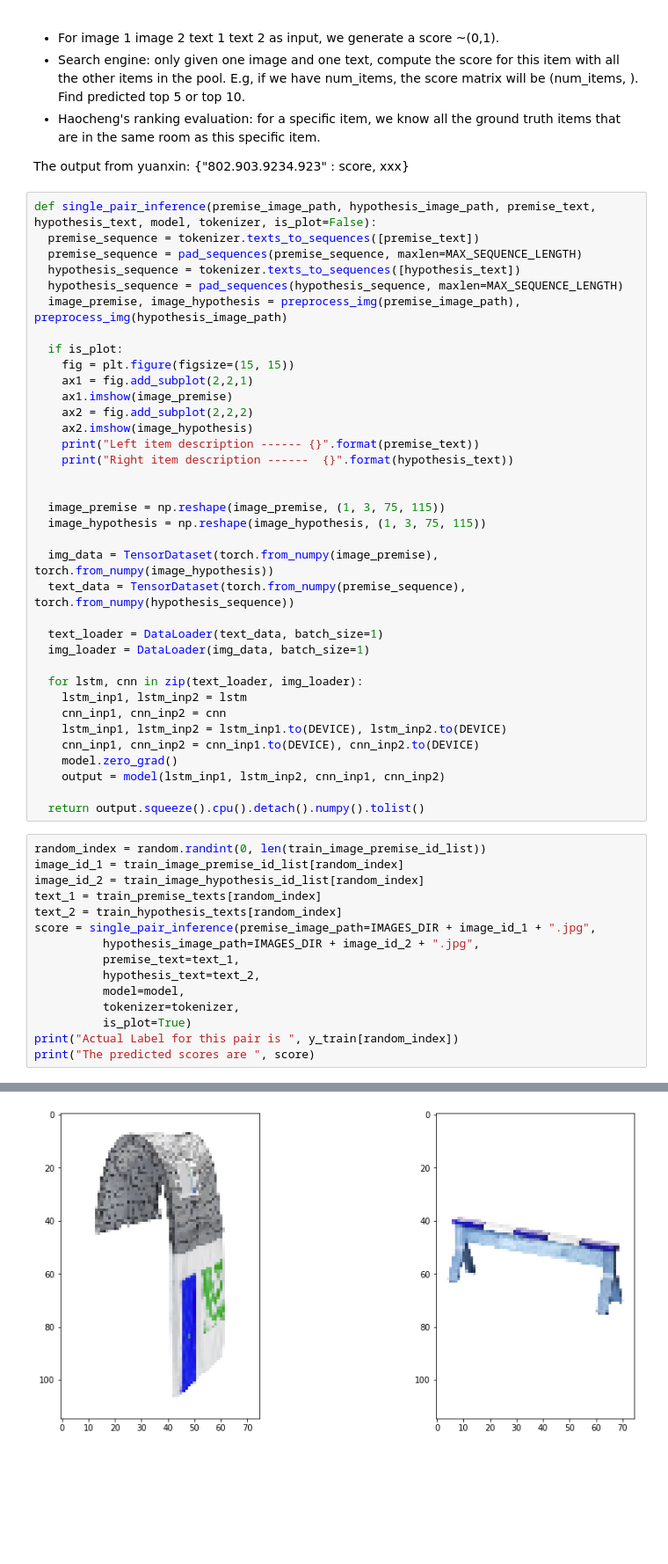
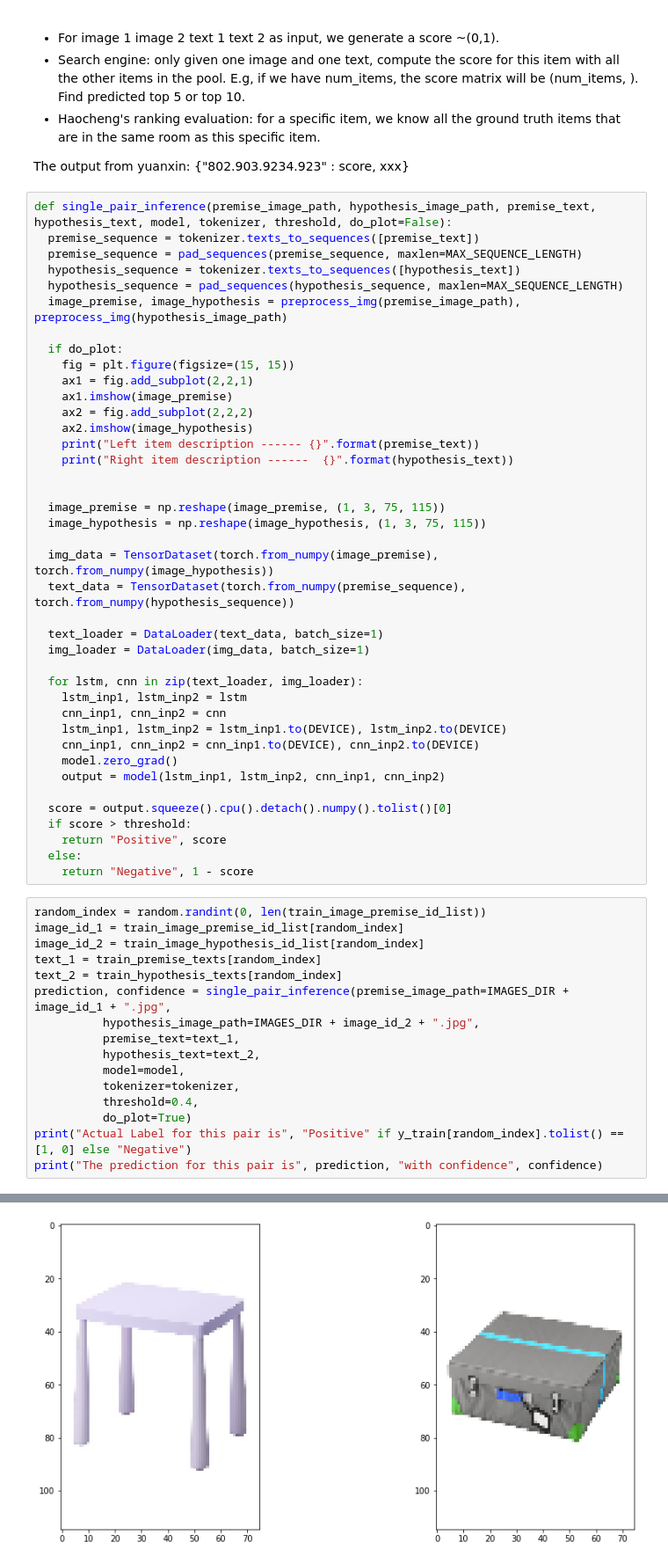
Before and after one commit to MichaelYxWang/DecorAssistant, a Jupyter notebook: baselines/cnn_lstm_baseline.ipynb, the cells around one changed output, grey strips where cells are left out. Shown: that part at 88% size. Drawn from its saved outputs; the diff is of its cells as text; blank space fills up the shorter version.

```diff
--- a/baselines/cnn_lstm_baseline.ipynb
+++ b/baselines/cnn_lstm_baseline.ipynb
@@ -379,14 +379,14 @@ Epoch 10: train_loss: 0.5928 train_acc: 0.5869 | val_loss: 0.6933 val_acc: 0.554
 
 The output from yuanxin: {"802.903.9234.923" : score, xxx}
 # %%
-def single_pair_inference(premise_image_path, hypothesis_image_path, premise_text, hypothesis_text, model, tokenizer, is_plot=False):
+def single_pair_inference(premise_image_path, hypothesis_image_path, premise_text, hypothesis_text, model, tokenizer, threshold, do_plot=False):
   premise_sequence = tokenizer.texts_to_sequences([premise_text])
   premise_sequence = pad_sequences(premise_sequence, maxlen=MAX_SEQUENCE_LENGTH)
   hypothesis_sequence = tokenizer.texts_to_sequences([hypothesis_text])
   hypothesis_sequence = pad_sequences(hypothesis_sequence, maxlen=MAX_SEQUENCE_LENGTH)
   image_premise, image_hypothesis = preprocess_img(premise_image_path), preprocess_img(hypothesis_image_path)
 
-  if is_plot:
+  if do_plot:
     fig = plt.figure(figsize=(15, 15))
     ax1 = fig.add_subplot(2,2,1)
     ax1.imshow(image_premise)
@@ -413,20 +413,25 @@ def single_pair_inference(premise_image_path, hypothesis_image_path, premise_tex
     model.zero_grad()
     output = model(lstm_inp1, lstm_inp2, cnn_inp1, cnn_inp2)
 
-  return output.squeeze().cpu().detach().numpy().tolist()
+  score = output.squeeze().cpu().detach().numpy().tolist()[0]
+  if score > threshold:
+    return "Positive", score
+  else:
+    return "Negative", 1 - score
 # %%
 random_index = random.randint(0, len(train_image_premise_id_list))
 image_id_1 = train_image_premise_id_list[random_index]
 image_id_2 = train_image_hypothesis_id_list[random_index]
 text_1 = train_premise_texts[random_index]
 text_2 = train_hypothesis_texts[random_index]
-score = single_pair_inference(premise_image_path=IMAGES_DIR + image_id_1 + ".jpg",
+prediction, confidence = single_pair_inference(premise_image_path=IMAGES_DIR + image_id_1 + ".jpg",
           hypothesis_image_path=IMAGES_DIR + image_id_2 + ".jpg",
           premise_text=text_1,
           hypothesis_text=text_2,
           model=model,
           tokenizer=tokenizer,
-          is_plot=True)
-print("Actual Label for this pair is ", y_train[random_index])
-print("The predicted scores are ", score)
+          threshold=0.4,
+          do_plot=True)
+print("Actual Label for this pair is", "Positive" if y_train[random_index].tolist() == [1, 0] else "Negative")
+print("The prediction for this pair is", prediction, "with confidence", confidence)
 # %% [output]
@@ -437 +442 @@ The predicted scores are  [0.1311706155538559, 0.8688294291496277]
-[figure, old version]
+[figure, new version]
```
Also changed, not shown: parts of 4 cells of this notebook.
